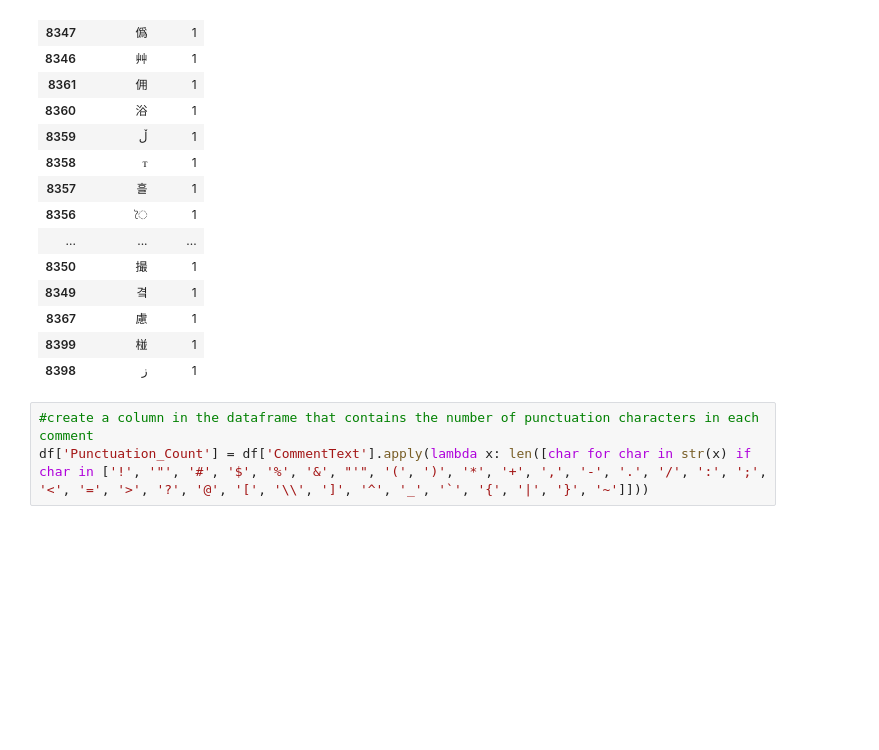
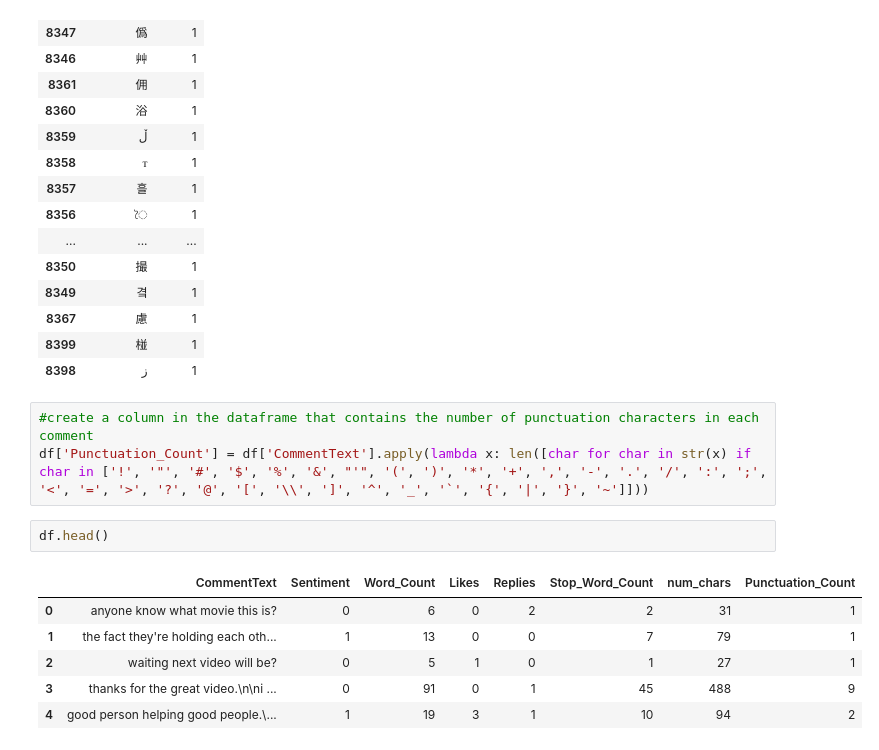
Before and after one commit to MitadruMridha05/Youtube_Sentiment_Analysis, a Jupyter notebook: Notebook/exploitory_data_analysis.ipynb, the cells around one changed output. Drawn from its saved outputs; the diff is of its cells as text; blank space fills up the shorter version.

```diff
--- a/Notebook/exploitory_data_analysis.ipynb
+++ b/Notebook/exploitory_data_analysis.ipynb
@@ -368,3 +373,12 @@ char_freq_df.tail(20)
 # %%
 #create a column in the dataframe that contains the number of punctuation characters in each comment
 df['Punctuation_Count'] = df['CommentText'].apply(lambda x: len([char for char in str(x) if char in ['!', '"', '#', '$', '%', '&', "'", '(', ')', '*', '+', ',', '-', '.', '/', ':', ';', '<', '=', '>', '?', '@', '[', '\\', ']', '^', '_', '`', '{', '|', '}', '~']]))
+# %%
+df.head()
+# %% [output]
+|  | CommentText | Sentiment | Word_Count | Likes | Replies | Stop_Word_Count | num_chars | Punctuation_Count |
+| 0 | anyone know what movie this is? | 0 | 6 | 0 | 2 | 2 | 31 | 1 |
+| 1 | the fact they're holding each oth... | 1 | 13 | 0 | 0 | 7 | 79 | 1 |
+| 2 | waiting next video will be? | 0 | 5 | 1 | 0 | 1 | 27 | 1 |
+| 3 | thanks for the great video.\n\ni ... | 0 | 91 | 0 | 1 | 45 | 488 | 9 |
+| 4 | good person helping good people.\... | 1 | 19 | 3 | 1 | 10 | 94 | 2 |
```
Also changed, not shown: parts of 17 cells of this notebook.
